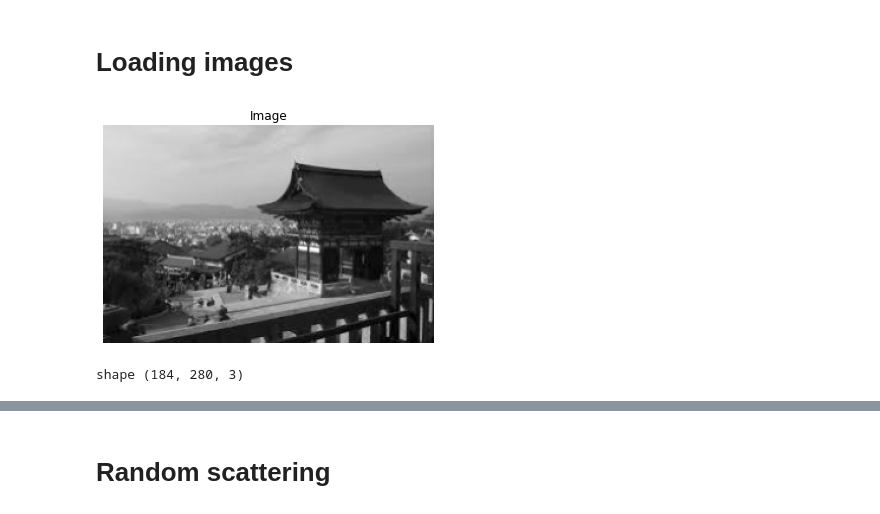
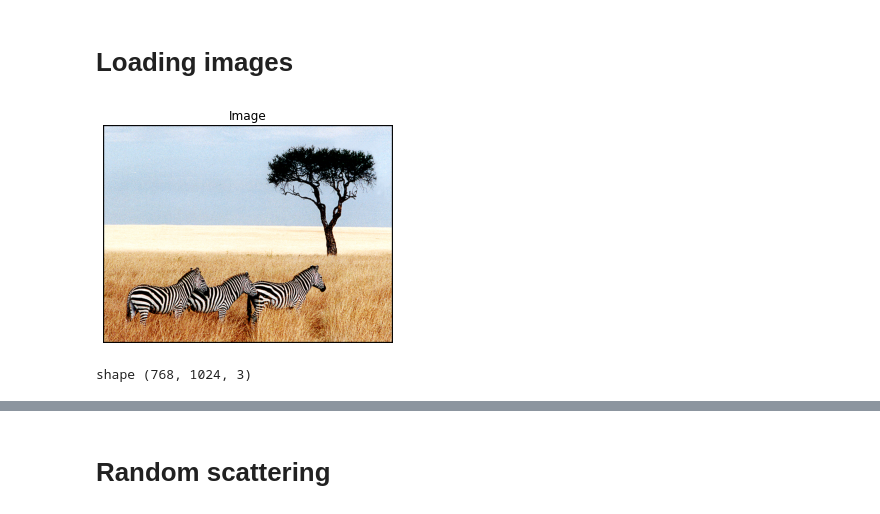
Before and after one commit to dhawals1939/RS-Steg-Analysis, a Jupyter notebook: Project.ipynb, the cells around one changed output, grey strips where cells are left out. Cells and saved outputs as stored; diff of their text form; code cells hidden in the pictures.

```diff
--- a/Project.ipynb
+++ b/Project.ipynb
@@ -9,18 +9,18 @@ from tqdm import trange
 # %% [markdown]
 # Loading images
 # %%
-img = cv2.cvtColor(cv2.imread("kyoto.bmp"), cv2.COLOR_BGR2RGB)
-img = cv2.resize(img.astype('int16'), (280, 184), interpolation = cv2.INTER_AREA)
+img = cv2.cvtColor(cv2.imread("img-05.bmp"), cv2.COLOR_BGR2RGB).astype('int16')
+# img = cv2.resize(img, (280, 184), interpolation = cv2.INTER_AREA)
 
 plt.title('Image')
 plt.imshow(img)
 plt.axis('off')
 plt.show()
 
 print('shape', img.shape)
 # %% [output]
-[figure, old version]
+[figure, new version]
-shape (184, 280, 3)
+shape (768, 1024, 3)
 # %%
 mask_size = 8
 mask = np.random.randint(low=0, high=2, size=(mask_size, mask_size))
```
Also changed, not shown: parts of 3 cells of this notebook, 4 other files.
